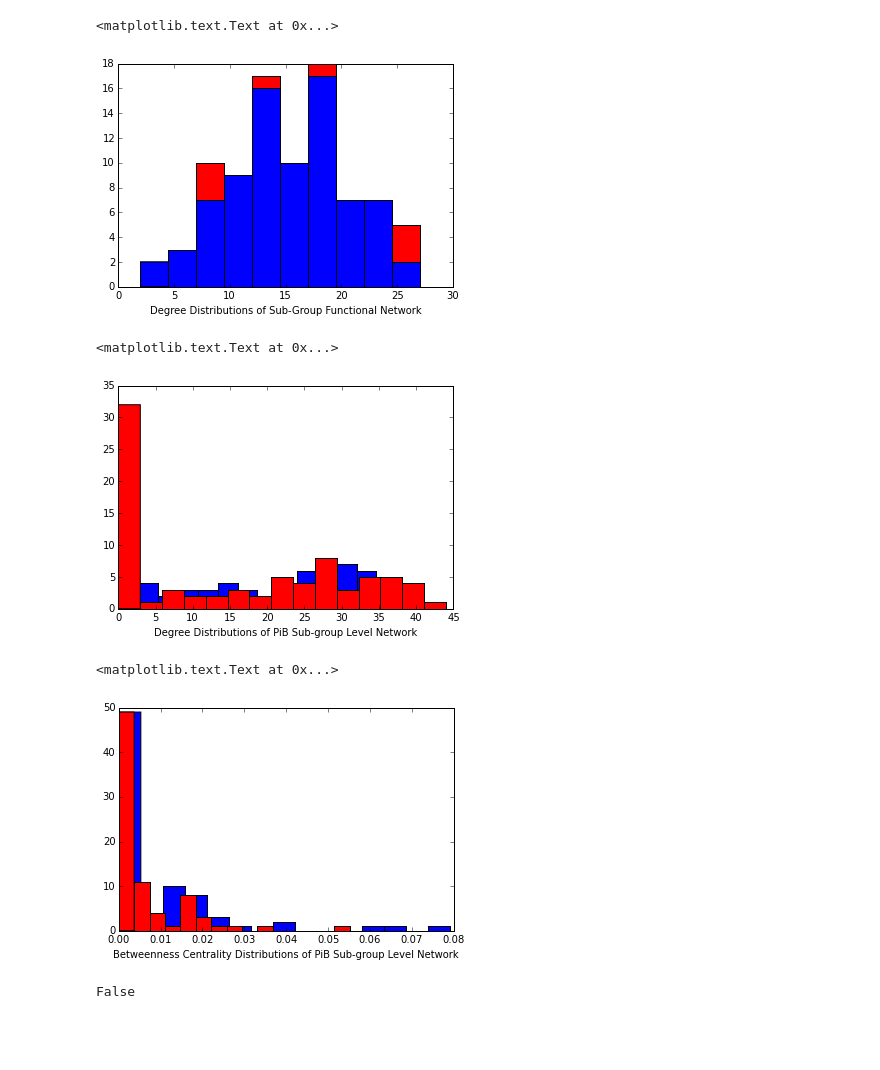
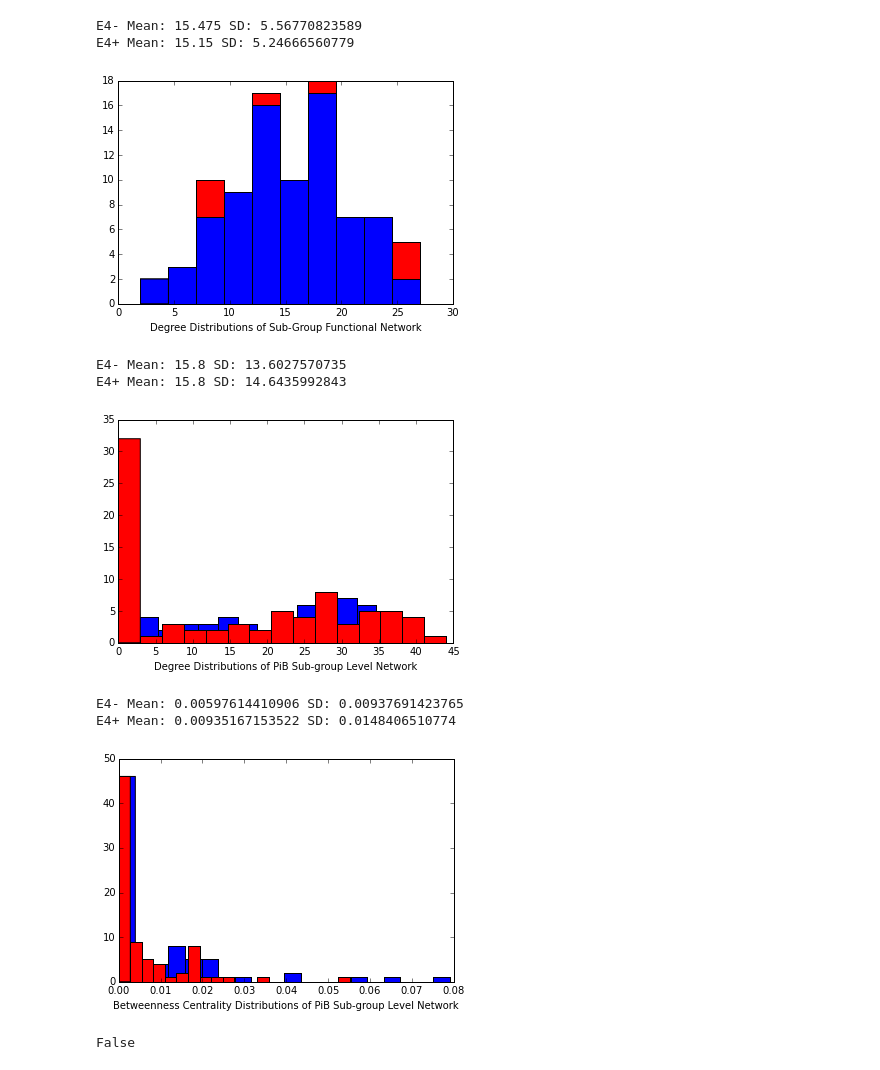
Before and after one commit to dinodigma/research, a Jupyter notebook: surf/subgrouplevel_analysis.ipynb, the cells around one changed output. Cells and saved outputs as stored; diff of their text form; code cells hidden in the pictures; blank space fills up the shorter version.

```diff
--- a/surf/subgrouplevel_analysis.ipynb
+++ b/surf/subgrouplevel_analysis.ipynb
@@ -51,8 +71,12 @@ remove_neg_weight_edges(pibnetneg)
 plt.hist(fnet_neg.degree().values(), color = 'r')
 plt.hist(fnet_pos.degree().values())
 plt.xlabel("Degree Distributions of Sub-Group Functional Network")
+
+print "E4- Mean: " + str(np.mean(fnet_neg.degree().values())) + " SD: " + str(np.std(fnet_neg.degree().values()))
+print "E4+ Mean: " + str(np.mean(fnet_pos.degree().values())) + " SD: " + str(np.std(fnet_pos.degree().values()))
 # %% [output]
-<matplotlib.text.Text at 0x...>
+E4- Mean: 15.475 SD: 5.56770823589
+E4+ Mean: 15.15 SD: 5.24666560779
 [figure]
 # %%
 thrpibnetpos = nx.Graph(util.threshold_adjacency_matrix(pibmatpos, cost = 0.20)[0])
@@ -61,17 +85,27 @@ thrpibnetneg = nx.Graph(util.threshold_adjacency_matrix(pibmatneg, cost = 0.20)[
 plt.hist(thrpibnetpos.degree().values(), color = 'b', bins = 15)
 plt.hist(thrpibnetneg.degree().values(), color = 'r', bins = 15)
 plt.xlabel("Degree Distributions of PiB Sub-group Level Network")
+
+print "E4- Mean: " + str(np.mean(thrpibnetneg.degree().values())) + " SD: " + str(np.std(thrpibnetpos.degree().values()))
+print "E4+ Mean: " + str(np.mean(thrpibnetpos.degree().values())) + " SD: " + str(np.std(thrpibnetneg.degree().values()))
 # %% [output]
-<matplotlib.text.Text at 0x...>
+E4- Mean: 15.8 SD: 13.6027570735
+E4+ Mean: 15.8 SD: 14.6435992843
 [figure]
 # %%
-plt.hist(nx.betweenness_centrality(thrpibnetpos).values(), color= 'b', bins = 15)
-plt.hist(nx.betweenness_centrality(thrpibnetneg).values(), color= 'r', bins = 15)
+bc_pos = nx.betweenness_centrality(thrpibnetpos).values()
+bc_neg = nx.betweenness_centrality(thrpibnetneg).values()
+plt.hist(bc_pos, color= 'b', bins = 20)
+plt.hist(bc_neg, color= 'r', bins = 20)
 
 plt.xlabel("Betweenness Centrality Distributions of PiB Sub-group Level Network")
+
+print "E4- Mean: " + str(np.mean(bc_neg)) + " SD: " + str(np.std(bc_neg))
+print "E4+ Mean: " + str(np.mean(bc_pos)) + " SD: " + str(np.std(bc_pos))
 # %% [output]
-<matplotlib.text.Text at 0x...>
+E4- Mean: 0.00597614410906 SD: 0.00937691423765
+E4+ Mean: 0.00935167153522 SD: 0.0148406510774
-[figure, old version]
+[figure, new version]
 # %%
 # Importing Relevant Data
 pib_path = "/home/jagust/dino/graph/data/spreadsheets/pib/pib_summary_April2015.csv"
```
Also changed, not shown: parts of 6 cells of this notebook, 11 other files.
